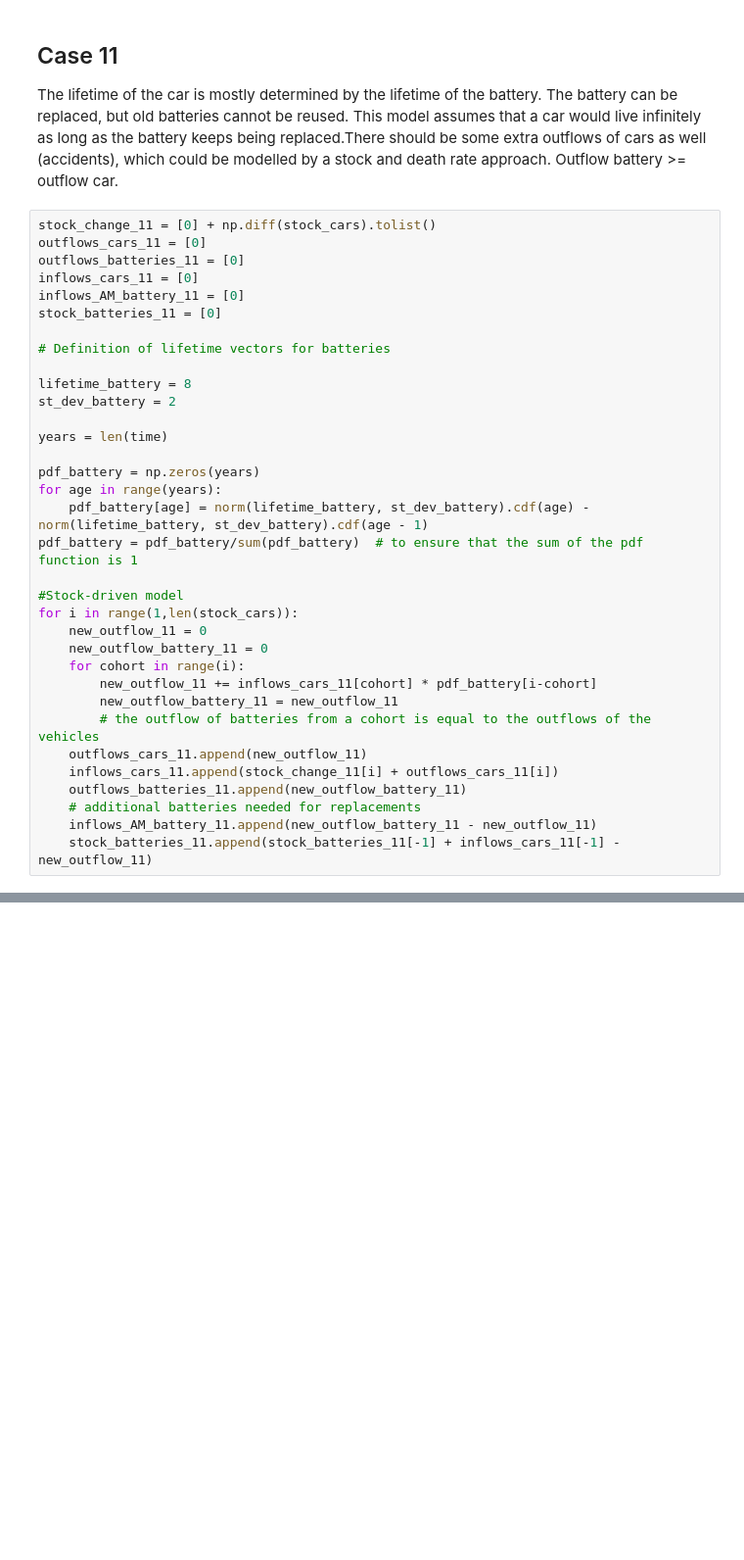
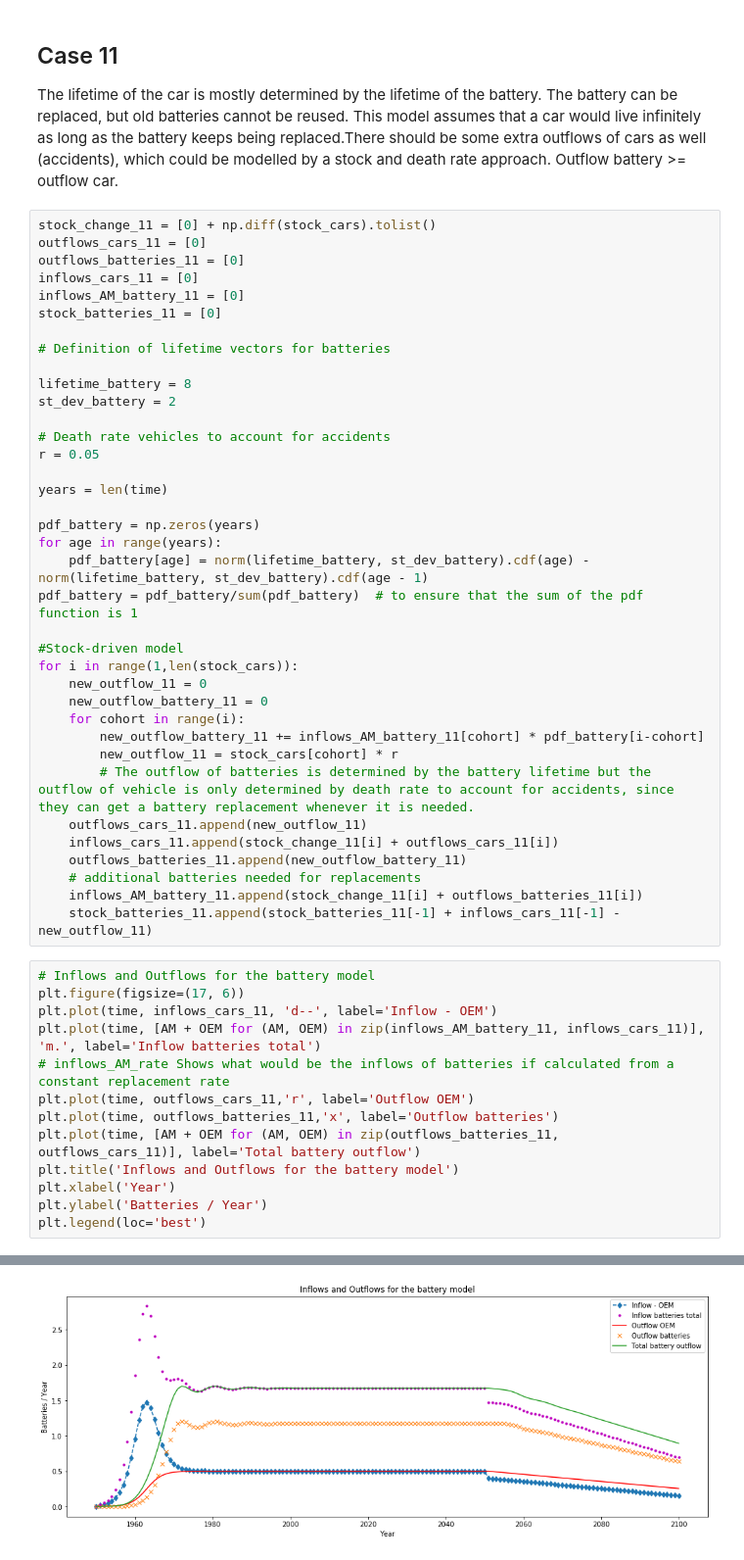
Before and after one commit to fernaag/product_component_model, a Jupyter notebook: generic_model.ipynb, the cells around one changed output, grey strips where cells are left out. Shown at 98% size. Cells and saved outputs as stored; diff of their text form; blank space fills up the shorter version.

```diff
--- a/generic_model.ipynb
+++ b/generic_model.ipynb
@@ -821,6 +821,9 @@ stock_batteries_11 = [0]
 lifetime_battery = 8
 st_dev_battery = 2
 
+# Death rate vehicles to account for accidents
+r = 0.05
+
 years = len(time)
 
 pdf_battery = np.zeros(years)
@@ -833,12 +836,26 @@ for i in range(1,len(stock_cars)):
     new_outflow_11 = 0
     new_outflow_battery_11 = 0
     for cohort in range(i):
-        new_outflow_11 += inflows_cars_11[cohort] * pdf_battery[i-cohort]
-        new_outflow_battery_11 = new_outflow_11
-        # the outflow of batteries from a cohort is equal to the outflows of the vehicles
+        new_outflow_battery_11 += inflows_AM_battery_11[cohort] * pdf_battery[i-cohort]
+        new_outflow_11 = stock_cars[cohort] * r
+        # The outflow of batteries is determined by the battery lifetime but the outflow of vehicle is only determined by death rate to account for accidents, since they can get a battery replacement whenever it is needed.
     outflows_cars_11.append(new_outflow_11)
     inflows_cars_11.append(stock_change_11[i] + outflows_cars_11[i])
     outflows_batteries_11.append(new_outflow_battery_11)
     # additional batteries needed for replacements
-    inflows_AM_battery_11.append(new_outflow_battery_11 - new_outflow_11)
+    inflows_AM_battery_11.append(stock_change_11[i] + outflows_batteries_11[i])
     stock_batteries_11.append(stock_batteries_11[-1] + inflows_cars_11[-1] - new_outflow_11)
+# %%
+# Inflows and Outflows for the battery model
+plt.figure(figsize=(17, 6))
+plt.plot(time, inflows_cars_11, 'd--', label='Inflow - OEM')
+plt.plot(time, [AM + OEM for (AM, OEM) in zip(inflows_AM_battery_11, inflows_cars_11)], 'm.', label='Inflow batteries total')
+# inflows_AM_rate Shows what would be the inflows of batteries if calculated from a constant replacement rate
+plt.plot(time, outflows_cars_11,'r', label='Outflow OEM')
+plt.plot(time, outflows_batteries_11,'x', label='Outflow batteries')
+plt.plot(time, [AM + OEM for (AM, OEM) in zip(outflows_batteries_11, outflows_cars_11)], label='Total battery outflow')
+plt.title('Inflows and Outflows for the battery model')
+plt.xlabel('Year')
+plt.ylabel('Batteries / Year')
+plt.legend(loc='best')
+# %% [output]
@@ -844,0 +863 @@ for i in range(1,len(stock_cars)):
+[figure, added]
```
Also changed, not shown: parts of 5 cells of this notebook.
